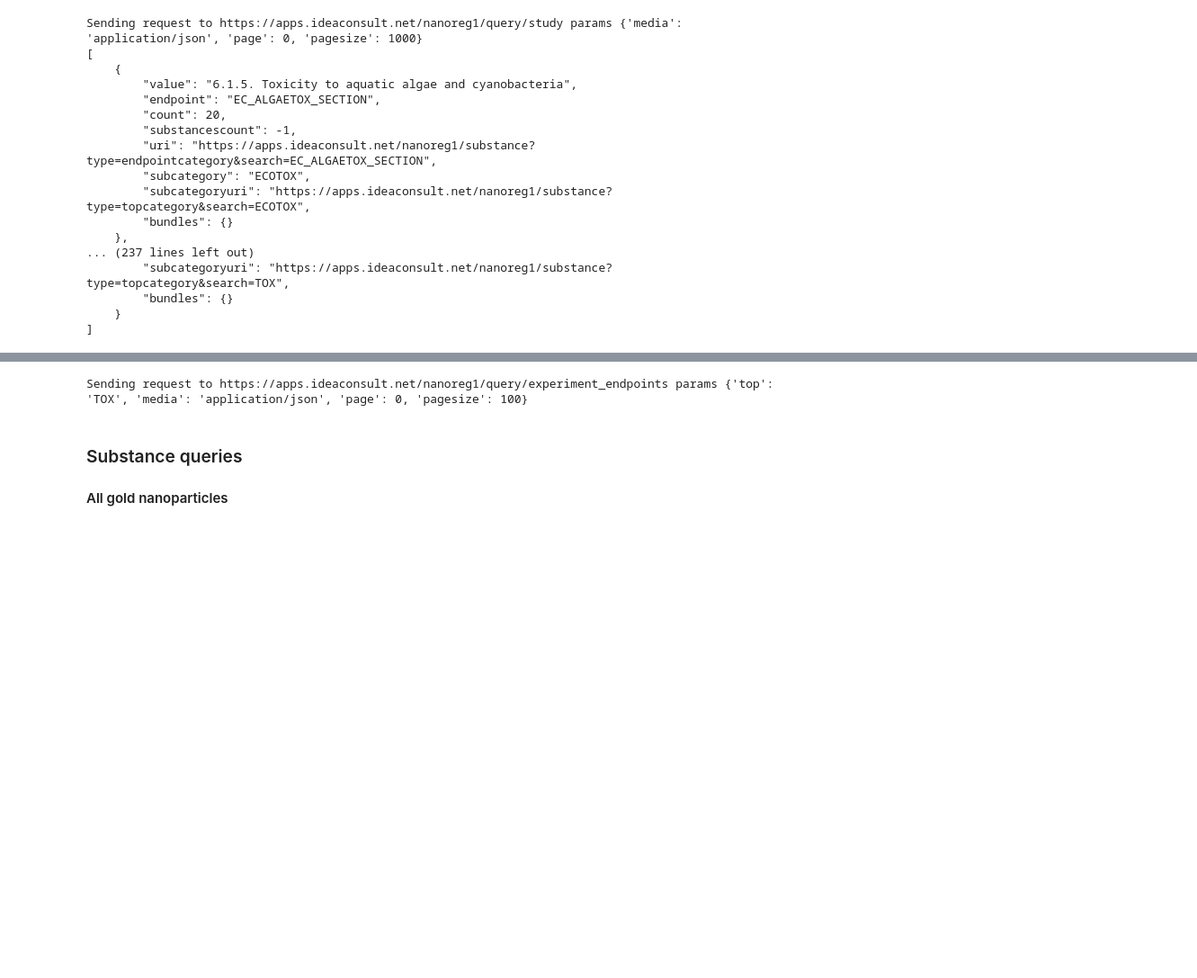
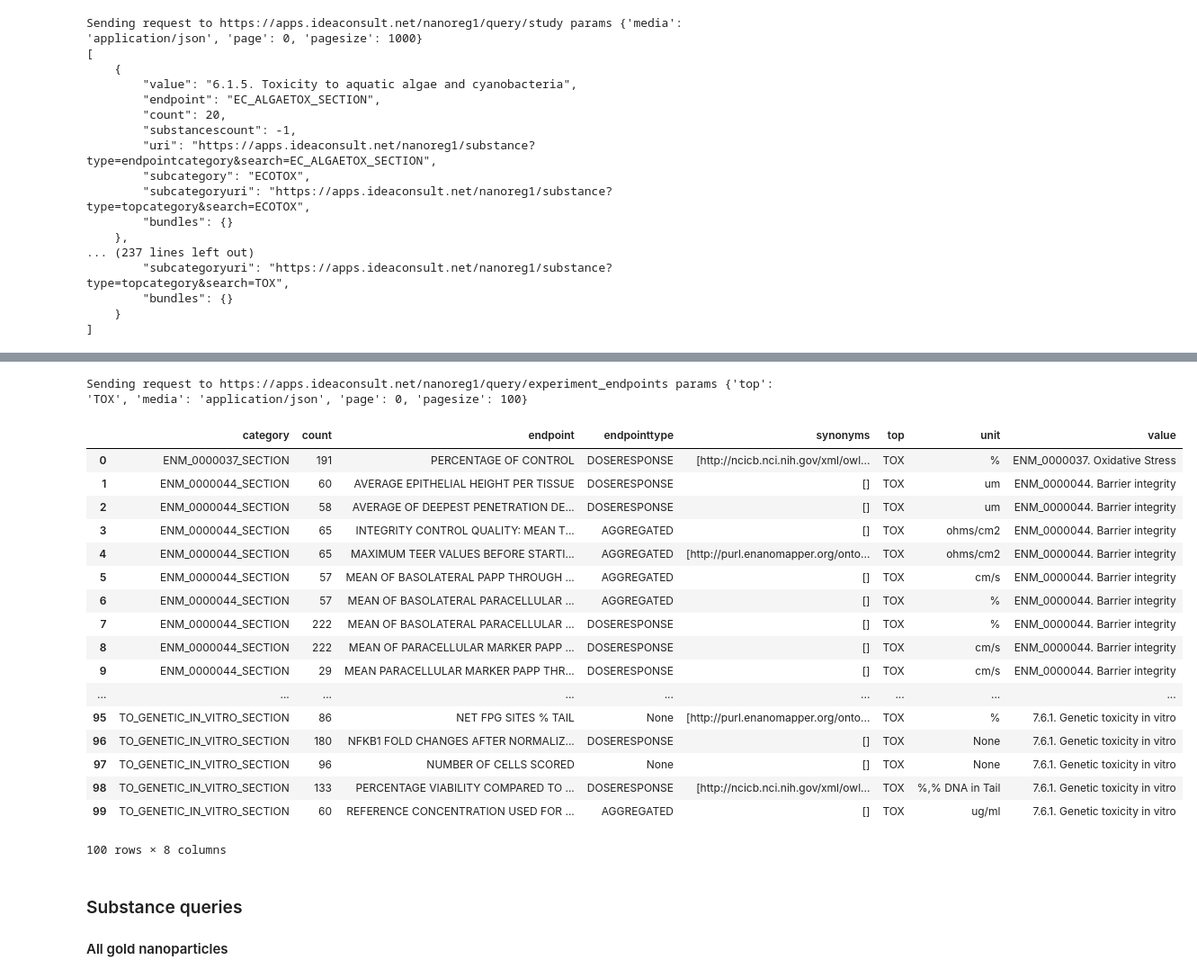
Before and after one commit to ideaconsult/notebooks-ambit, a Jupyter notebook: enanomapper/tutorial.ipynb, the cells around one changed output, grey strips where cells are left out. Shown: that part at 90% size. Saved outputs shown, nothing was run; the diff lists cells and outputs as text; code cells hidden in the pictures; blank space fills up the shorter version.

```diff
--- a/enanomapper/tutorial.ipynb
+++ b/enanomapper/tutorial.ipynb
@@ -51,0 +41,34 @@ Dropdown(description='Service:', options=('https://apps.ideaconsult.net/nanoreg1
+# %%
+print('Select eNanoMapper database instance:')
+
+#config="enanomapper_private.yaml"
+config="enanomapper_public.yaml"
+#config="enm_composite_private.yaml"
+
+def search_service_protected(url,apikey):
+    return (url,apikey)
+def search_service_open(url):
+    return (url)
+
+
+style = {'description_width': 'initial'}
+config,config_servers, config_security, auth_object, msg = aa.parseOpenAPI3(config=config)
+service_widget = widgets.Dropdown(
+    options=config_servers['url'],
+    description='Service:',
+    disabled=False,
+    style=style
+)
+if config_security is None:
+    service = interactive(search_service_open,url=service_widget)
+else:
+    print(msg)
+    apikey_widget=widgets.Text(
+            placeholder='',
+            description=config_security,
+            disabled=False,
+            style=style
+    )
+    service = interactive(search_service_protected,url=service_widget,apikey=apikey_widget)
+
+display(service)
@@ -53,9 +79,11 @@ Dropdown(description='Service:', options=('https://apps.ideaconsult.net/nanoreg1
 ### What is in the database ?
 # %%
 service_uri=service_widget.value
+if auth_object != None:
+    auth_object.setKey(apikey_widget.value)
 
 cli_facets = client_ambit.AMBITFacets(service_uri)
-r = cli_facets.get(page=0,pagesize=1000)
+r = cli_facets.get(page=0,pagesize=1000,auth=auth_object)
 if r.status_code==200:
 
     facets = cli_facets.parse(r.json())
@@ -87,19 +133,37 @@ display(df[["subcategory","endpoint","value","count"]])
 # %%
 #endpoints
 cli_facets = client_ambit.AMBITFacets(service_uri,key="/experiment_endpoints")
 
-r = cli_facets.get(page=0,pagesize=100,params={"top":"TOX"})
+r = cli_facets.get(page=0,pagesize=100,params={"top":"TOX"},auth=auth_object)
 if r.status_code==200:
 
     facets = cli_facets.parse(r.json())
     #print(json.dumps(facets, indent=4))
     df=pd.DataFrame(facets)
     display(df)
 else:
     substances = None
     print(r.status_code)
 # %% [output]
 Sending request to https://apps.ideaconsult.net/nanoreg1/query/experiment_endpoints params {'top': 'TOX', 'media': 'application/json', 'page': 0, 'pagesize': 100}
+|  | category | count | endpoint | endpointtype | synonyms | top | unit | value |
+| 0 | ENM_0000037_SECTION | 191 | PERCENTAGE OF CONTROL | DOSERESPONSE | [http://ncicb.nci.nih.gov/xml/owl... | TOX | % | ENM_0000037. Oxidative Stress |
+| 1 | ENM_0000044_SECTION | 60 | AVERAGE EPITHELIAL HEIGHT PER TISSUE | DOSERESPONSE | [] | TOX | um | ENM_0000044. Barrier integrity |
+| 2 | ENM_0000044_SECTION | 58 | AVERAGE OF DEEPEST PENETRATION DE... | DOSERESPONSE | [] | TOX | um | ENM_0000044. Barrier integrity |
+| 3 | ENM_0000044_SECTION | 65 | INTEGRITY CONTROL QUALITY: MEAN T... | AGGREGATED | [] | TOX | ohms/cm2 | ENM_0000044. Barrier integrity |
+| 4 | ENM_0000044_SECTION | 65 | MAXIMUM TEER VALUES BEFORE STARTI... | AGGREGATED | [http://purl.enanomapper.org/onto... | TOX | ohms/cm2 | ENM_0000044. Barrier integrity |
+| 5 | ENM_0000044_SECTION | 57 | MEAN OF BASOLATERAL PAPP THROUGH ... | AGGREGATED | [] | TOX | cm/s | ENM_0000044. Barrier integrity |
+| 6 | ENM_0000044_SECTION | 57 | MEAN OF BASOLATERAL PARACELLULAR ... | AGGREGATED | [] | TOX | % | ENM_0000044. Barrier integrity |
+| 7 | ENM_0000044_SECTION | 222 | MEAN OF BASOLATERAL PARACELLULAR ... | DOSERESPONSE | [] | TOX | % | ENM_0000044. Barrier integrity |
+| 8 | ENM_0000044_SECTION | 222 | MEAN OF PARACELLULAR MARKER PAPP ... | DOSERESPONSE | [] | TOX | cm/s | ENM_0000044. Barrier integrity |
+| 9 | ENM_0000044_SECTION | 29 | MEAN PARACELLULAR MARKER PAPP THR... | DOSERESPONSE | [] | TOX | cm/s | ENM_0000044. Barrier integrity |
+| ... | ... | ... | ... | ... | ... | ... | ... | ... |
+| 95 | TO_GENETIC_IN_VITRO_SECTION | 86 | NET FPG SITES % TAIL | None | [http://purl.enanomapper.org/onto... | TOX | % | 7.6.1. Genetic toxicity in vitro |
+| 96 | TO_GENETIC_IN_VITRO_SECTION | 180 | NFKB1 FOLD CHANGES AFTER NORMALIZ... | DOSERESPONSE | [] | TOX | None | 7.6.1. Genetic toxicity in vitro |
+| 97 | TO_GENETIC_IN_VITRO_SECTION | 96 | NUMBER OF CELLS SCORED | None | [] | TOX | None | 7.6.1. Genetic toxicity in vitro |
+| 98 | TO_GENETIC_IN_VITRO_SECTION | 133 | PERCENTAGE VIABILITY COMPARED TO ... | DOSERESPONSE | [http://ncicb.nci.nih.gov/xml/owl... | TOX | %,% DNA in Tail | 7.6.1. Genetic toxicity in vitro |
+| 99 | TO_GENETIC_IN_VITRO_SECTION | 60 | REFERENCE CONCENTRATION USED FOR ... | AGGREGATED | [] | TOX | ug/ml | 7.6.1. Genetic toxicity in vitro |
+100 rows × 8 columns
 # %% [markdown]
 ###  Substance queries
 #### All gold nanoparticles
```
Also changed, not shown: parts of 33 cells of this notebook, 2 other files.
